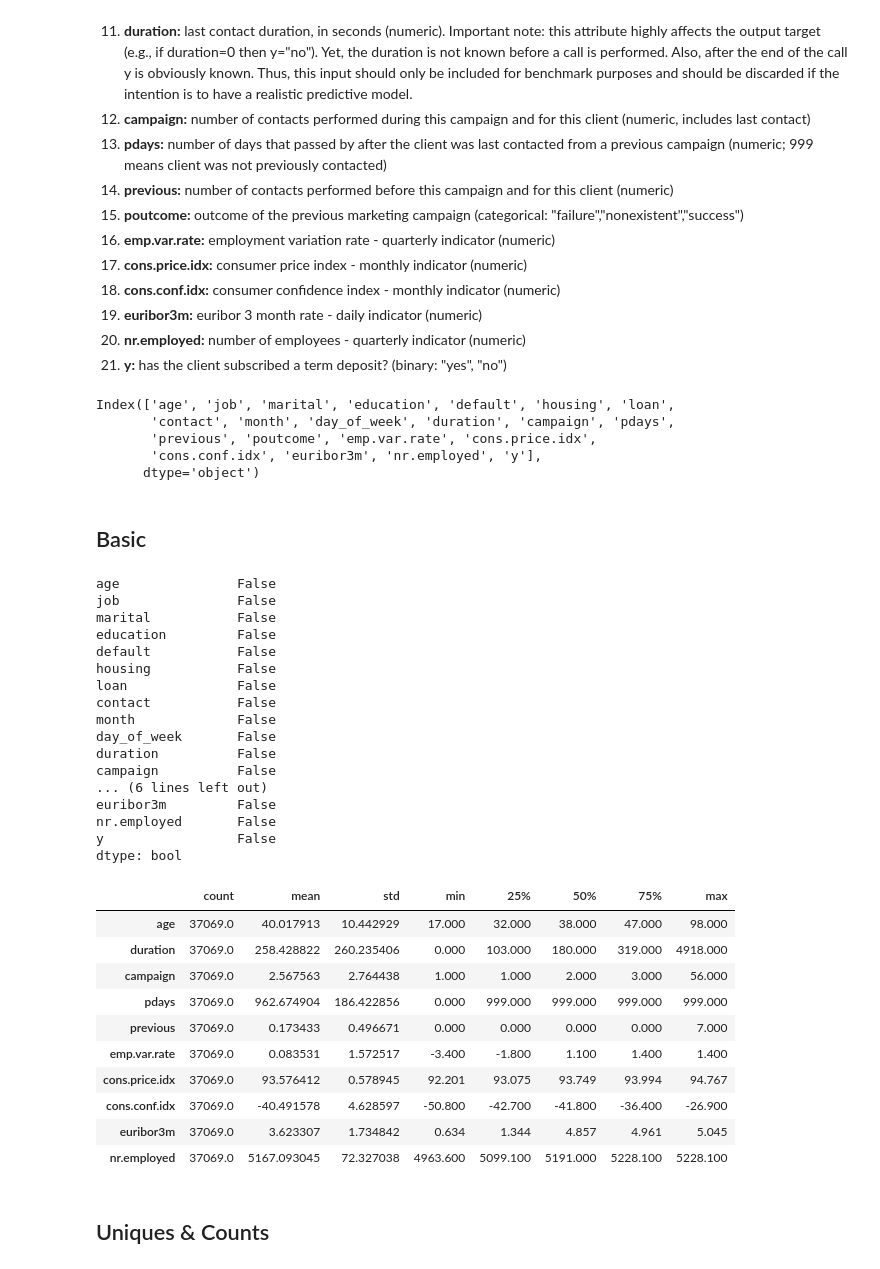
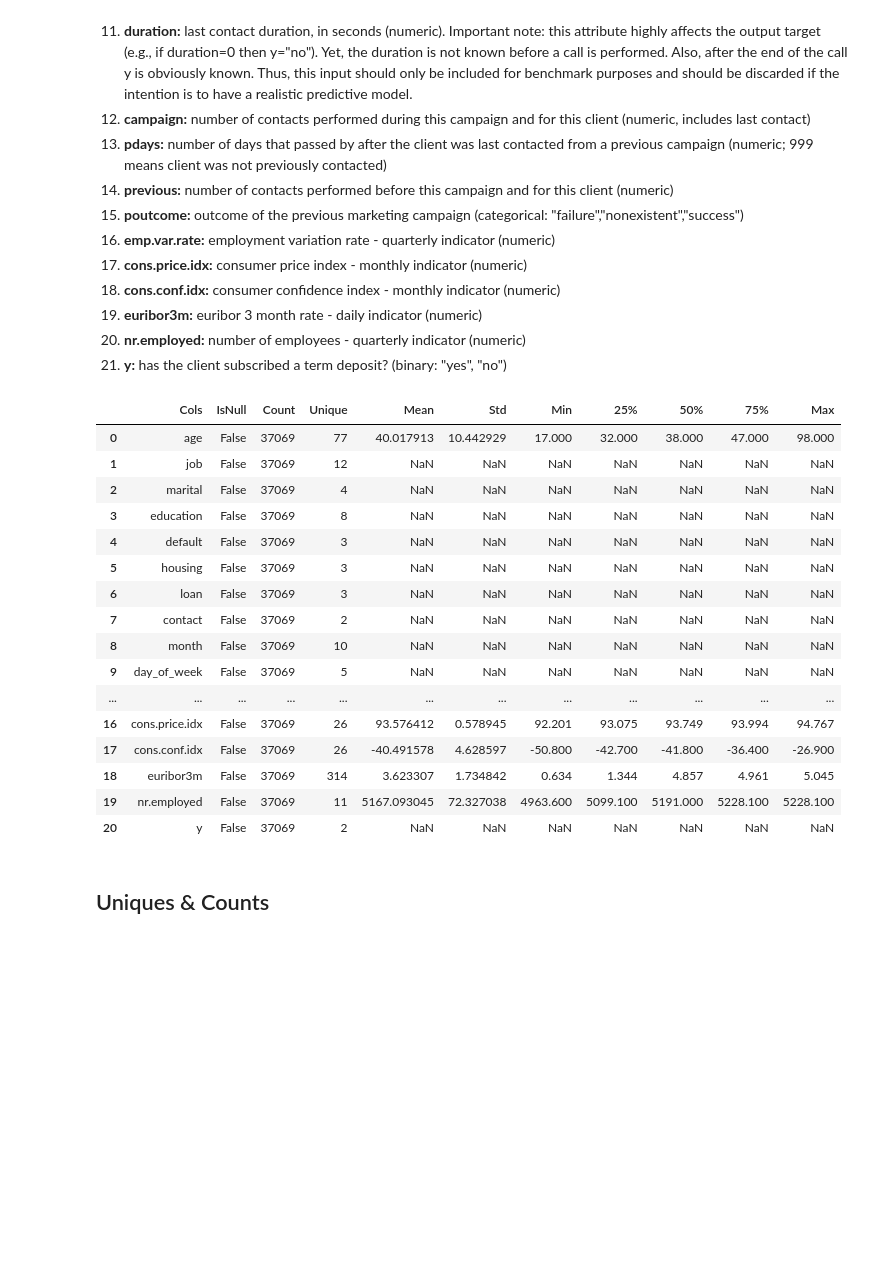
Before and after one commit to alan-cueva/data_science, a Jupyter notebook: Bank_Marketing.ipynb, the cells around one changed output. Saved outputs shown, nothing was run; the diff lists cells and outputs as text; code cells hidden in the pictures; blank space fills up the shorter version.

```diff
--- a/Bank_Marketing.ipynb
+++ b/Bank_Marketing.ipynb
@@ -76,50 +55,28 @@ files.download('bank_test.csv')
 # %%
 import pandas as pd
 
-train = pd.read_csv('bank_train.csv')
+train = pd.read_csv('data/bank_train.csv')
-# %%
-train.columns
-# %% [output]
-Index(['age', 'job', 'marital', 'education', 'default', 'housing', 'loan',
-       'contact', 'month', 'day_of_week', 'duration', 'campaign', 'pdays',
-       'previous', 'poutcome', 'emp.var.rate', 'cons.price.idx',
-       'cons.conf.idx', 'euribor3m', 'nr.employed', 'y'],
-      dtype='object')
-# %% [markdown]
-## Basic
-# %%
-train.isnull().any()
-# %% [output]
-age               False
-job               False
-marital           False
-education         False
-default           False
-housing           False
-loan              False
-contact           False
-month             False
-day_of_week       False
-duration          False
-campaign          False
-... (6 lines left out)
-euribor3m         False
-nr.employed       False
-y                 False
-dtype: bool
-# %%
-train.describe().transpose()
-# %% [output]
-|  | count | mean | std | min | 25% | 50% | 75% | max |
-| age | 37069.0 | 40.017913 | 10.442929 | 17.000 | 32.000 | 38.000 | 47.000 | 98.000 |
-| duration | 37069.0 | 258.428822 | 260.235406 | 0.000 | 103.000 | 180.000 | 319.000 | 4918.000 |
-| campaign | 37069.0 | 2.567563 | 2.764438 | 1.000 | 1.000 | 2.000 | 3.000 | 56.000 |
-| pdays | 37069.0 | 962.674904 | 186.422856 | 0.000 | 999.000 | 999.000 | 999.000 | 999.000 |
-| previous | 37069.0 | 0.173433 | 0.496671 | 0.000 | 0.000 | 0.000 | 0.000 | 7.000 |
-| emp.var.rate | 37069.0 | 0.083531 | 1.572517 | -3.400 | -1.800 | 1.100 | 1.400 | 1.400 |
-| cons.price.idx | 37069.0 | 93.576412 | 0.578945 | 92.201 | 93.075 | 93.749 | 93.994 | 94.767 |
-| cons.conf.idx | 37069.0 | -40.491578 | 4.628597 | -50.800 | -42.700 | -41.800 | -36.400 | -26.900 |
-| euribor3m | 37069.0 | 3.623307 | 1.734842 | 0.634 | 1.344 | 4.857 | 4.961 | 5.045 |
-| nr.employed | 37069.0 | 5167.093045 | 72.327038 | 4963.600 | 5099.100 | 5191.000 | 5228.100 | 5228.100 |
+# %%
+import machine_learning as ml
+
+ml.explore_df( train )
+# %% [output]
+|  | Cols | IsNull | Count | Unique | Mean | Std | Min | 25% | 50% | 75% | Max |
+| 0 | age | False | 37069 | 77 | 40.017913 | 10.442929 | 17.000 | 32.000 | 38.000 | 47.000 | 98.000 |
+| 1 | job | False | 37069 | 12 | NaN | NaN | NaN | NaN | NaN | NaN | NaN |
+| 2 | marital | False | 37069 | 4 | NaN | NaN | NaN | NaN | NaN | NaN | NaN |
+| 3 | education | False | 37069 | 8 | NaN | NaN | NaN | NaN | NaN | NaN | NaN |
+| 4 | default | False | 37069 | 3 | NaN | NaN | NaN | NaN | NaN | NaN | NaN |
+| 5 | housing | False | 37069 | 3 | NaN | NaN | NaN | NaN | NaN | NaN | NaN |
+| 6 | loan | False | 37069 | 3 | NaN | NaN | NaN | NaN | NaN | NaN | NaN |
+| 7 | contact | False | 37069 | 2 | NaN | NaN | NaN | NaN | NaN | NaN | NaN |
+| 8 | month | False | 37069 | 10 | NaN | NaN | NaN | NaN | NaN | NaN | NaN |
+| 9 | day_of_week | False | 37069 | 5 | NaN | NaN | NaN | NaN | NaN | NaN | NaN |
+| ... | ... | ... | ... | ... | ... | ... | ... | ... | ... | ... | ... |
+| 16 | cons.price.idx | False | 37069 | 26 | 93.576412 | 0.578945 | 92.201 | 93.075 | 93.749 | 93.994 | 94.767 |
+| 17 | cons.conf.idx | False | 37069 | 26 | -40.491578 | 4.628597 | -50.800 | -42.700 | -41.800 | -36.400 | -26.900 |
+| 18 | euribor3m | False | 37069 | 314 | 3.623307 | 1.734842 | 0.634 | 1.344 | 4.857 | 4.961 | 5.045 |
+| 19 | nr.employed | False | 37069 | 11 | 5167.093045 | 72.327038 | 4963.600 | 5099.100 | 5191.000 | 5228.100 | 5228.100 |
+| 20 | y | False | 37069 | 2 | NaN | NaN | NaN | NaN | NaN | NaN | NaN |
 # %% [markdown]
 ## Uniques & Counts
```
Also changed, not shown: parts of 30 cells of this notebook, 1 other file.
